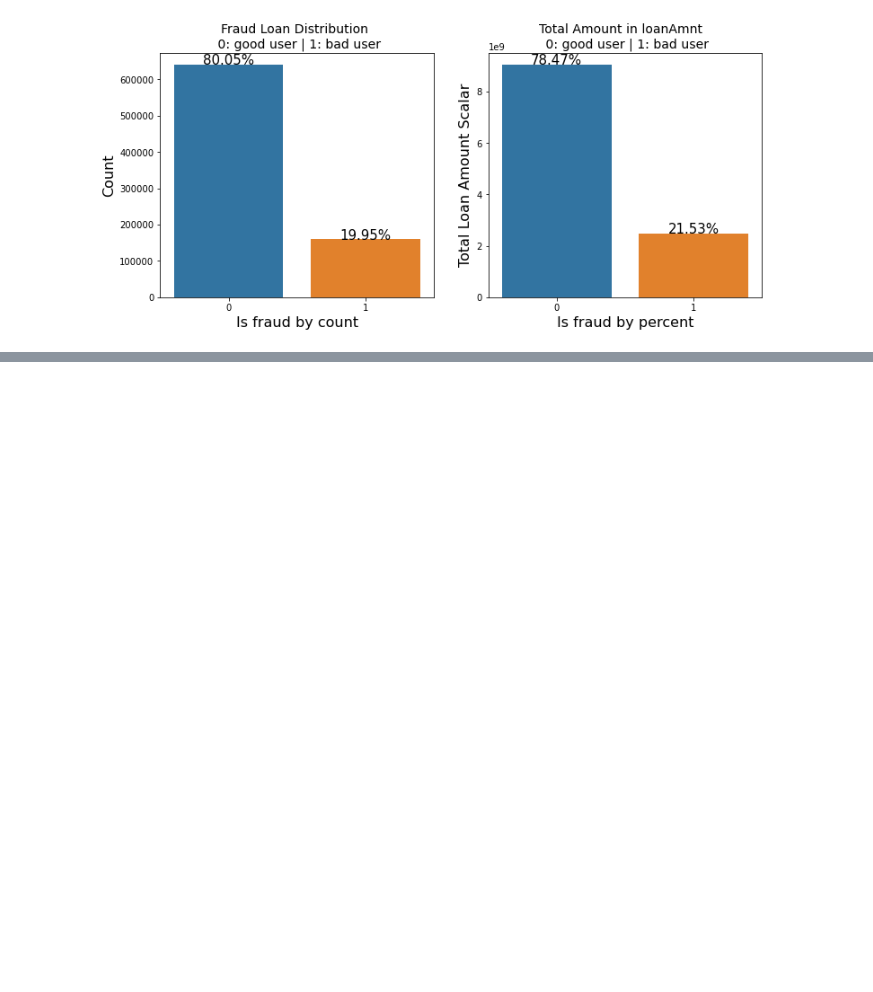
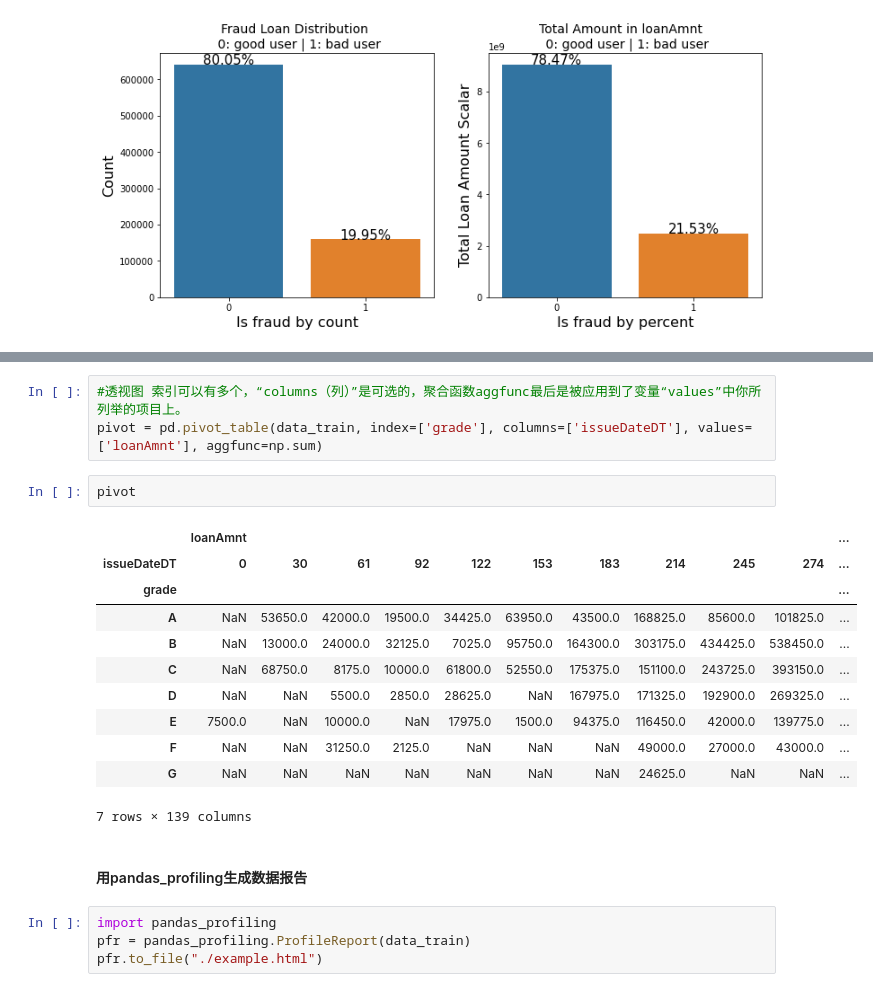
Before and after one commit to wenhuiwwh/DataMiningContest, a Jupyter notebook: 贷款违约预测/数据分析.ipynb, the cells around one changed output, grey strips where cells are left out. Saved outputs shown, nothing was run; the diff lists cells and outputs as text; blank space fills up the shorter version.

```diff
--- a/贷款违约预测/数据分析.ipynb
+++ b/贷款违约预测/数据分析.ipynb
@@ -406,0 +429,23 @@ for p in plot_tr_2.patches:
+# %%
+#透视图 索引可以有多个，“columns（列）”是可选的，聚合函数aggfunc最后是被应用到了变量“values”中你所列举的项目上。
+pivot = pd.pivot_table(data_train, index=['grade'], columns=['issueDateDT'], values=['loanAmnt'], aggfunc=np.sum)
+# %%
+pivot
+# %% [output]
+|  | loanAmnt |  |  |  |  |  |  |  |  |  | ... |
+| issueDateDT | 0 | 30 | 61 | 92 | 122 | 153 | 183 | 214 | 245 | 274 | ... |
+| grade |  |  |  |  |  |  |  |  |  |  | ... |
+| A | NaN | 53650.0 | 42000.0 | 19500.0 | 34425.0 | 63950.0 | 43500.0 | 168825.0 | 85600.0 | 101825.0 | ... |
+| B | NaN | 13000.0 | 24000.0 | 32125.0 | 7025.0 | 95750.0 | 164300.0 | 303175.0 | 434425.0 | 538450.0 | ... |
+| C | NaN | 68750.0 | 8175.0 | 10000.0 | 61800.0 | 52550.0 | 175375.0 | 151100.0 | 243725.0 | 393150.0 | ... |
+| D | NaN | NaN | 5500.0 | 2850.0 | 28625.0 | NaN | 167975.0 | 171325.0 | 192900.0 | 269325.0 | ... |
+| E | 7500.0 | NaN | 10000.0 | NaN | 17975.0 | 1500.0 | 94375.0 | 116450.0 | 42000.0 | 139775.0 | ... |
+| F | NaN | NaN | 31250.0 | 2125.0 | NaN | NaN | NaN | 49000.0 | 27000.0 | 43000.0 | ... |
+| G | NaN | NaN | NaN | NaN | NaN | NaN | NaN | 24625.0 | NaN | NaN | ... |
+7 rows × 139 columns
+# %% [markdown]
+#### 用pandas_profiling生成数据报告
+# %%
+import pandas_profiling
+pfr = pandas_profiling.ProfileReport(data_train)
+pfr.to_file("./example.html")
```
Also changed, not shown: parts of 5 cells of this notebook.
